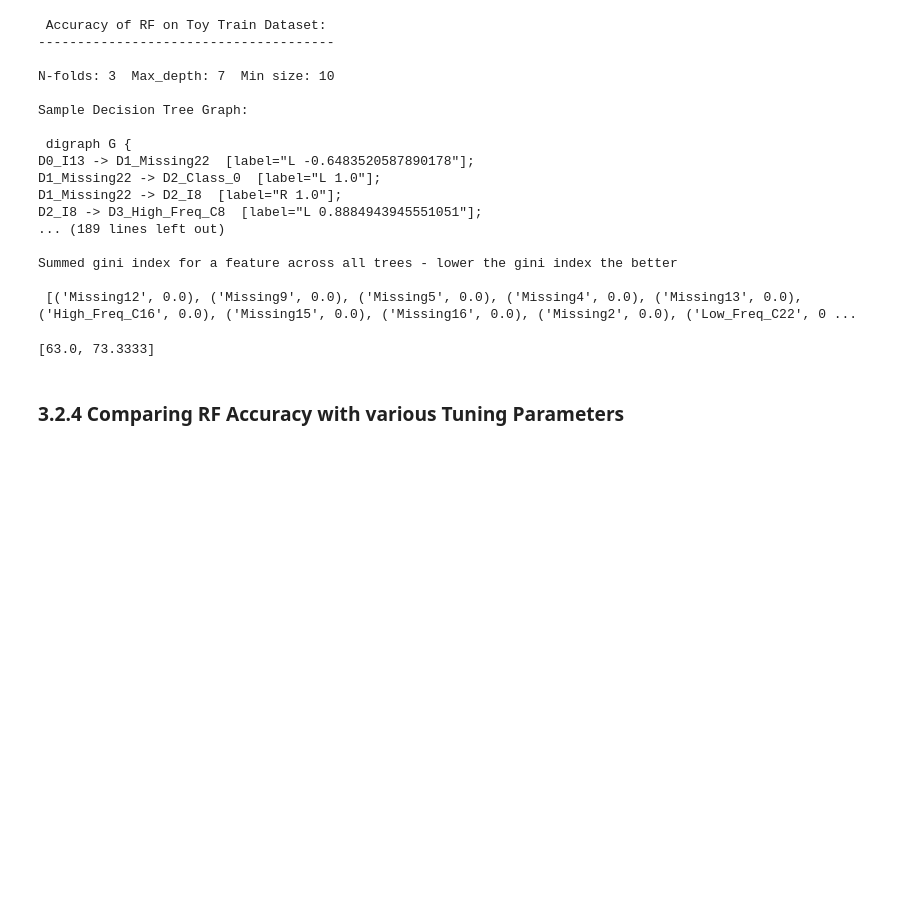
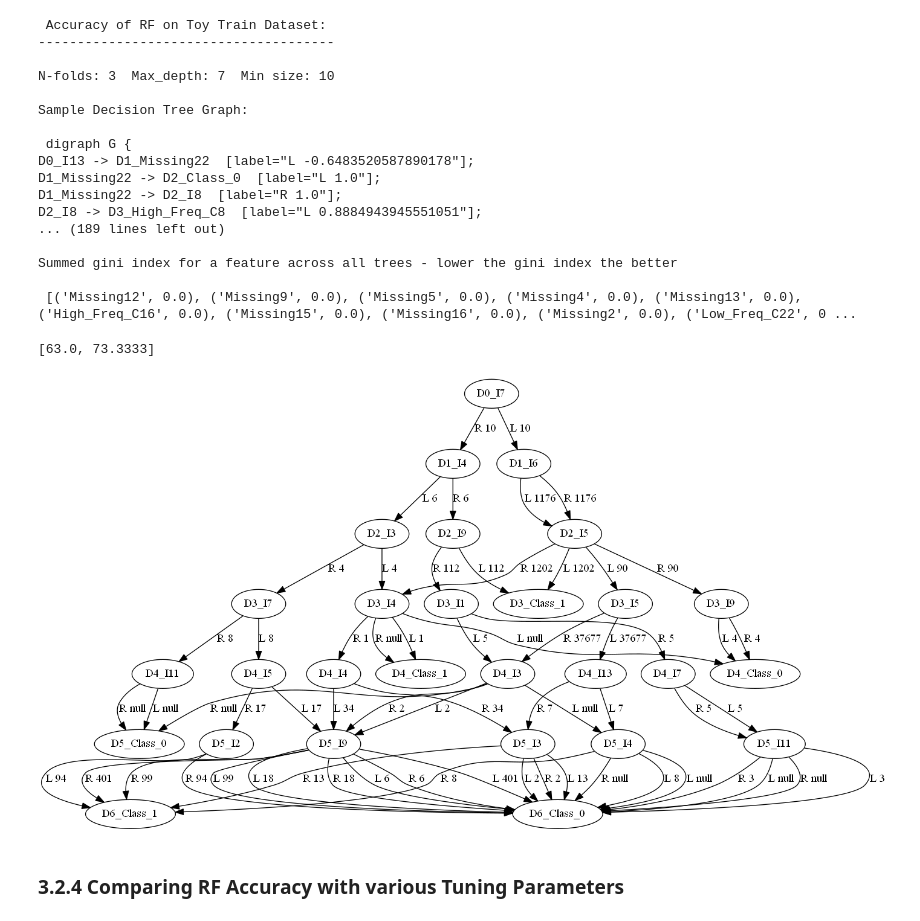
Before and after one commit to cpapadimitriou/Click-Through-Rate-prediction, a Jupyter notebook: Final Submission/261FinalAnusha_Arvindh_Christina_Kim.ipynb, the cells around one changed output. Drawn from its saved outputs; the diff is of its cells as text; code cells hidden in the pictures; blank space fills up the shorter version.

```diff
--- a/Final Submission/261FinalAnusha_Arvindh_Christina_Kim.ipynb
+++ b/Final Submission/261FinalAnusha_Arvindh_Christina_Kim.ipynb
@@ -1725,6 +1997,11 @@ Summed gini index for a feature across all trees - lower the gini index the bett
 
  [('Missing12', 0.0), ('Missing9', 0.0), ('Missing5', 0.0), ('Missing4', 0.0), ('Missing13', 0.0), ('High_Freq_C16', 0.0), ('Missing15', 0.0), ('Missing16', 0.0), ('Missing2', 0.0), ('Low_Freq_C22', 0 ...
 [63.0, 73.3333]
+# %%
+# display sample decision tree built
+Image(filename="sample_output_decisiontree.png")
+# %% [output]
+[figure, added]
 # %% [markdown]
 ### 3.2.4 Comparing RF Accuracy with various Tuning Parameters
 # %%
```
Also changed, not shown: parts of 11 cells of this notebook.
